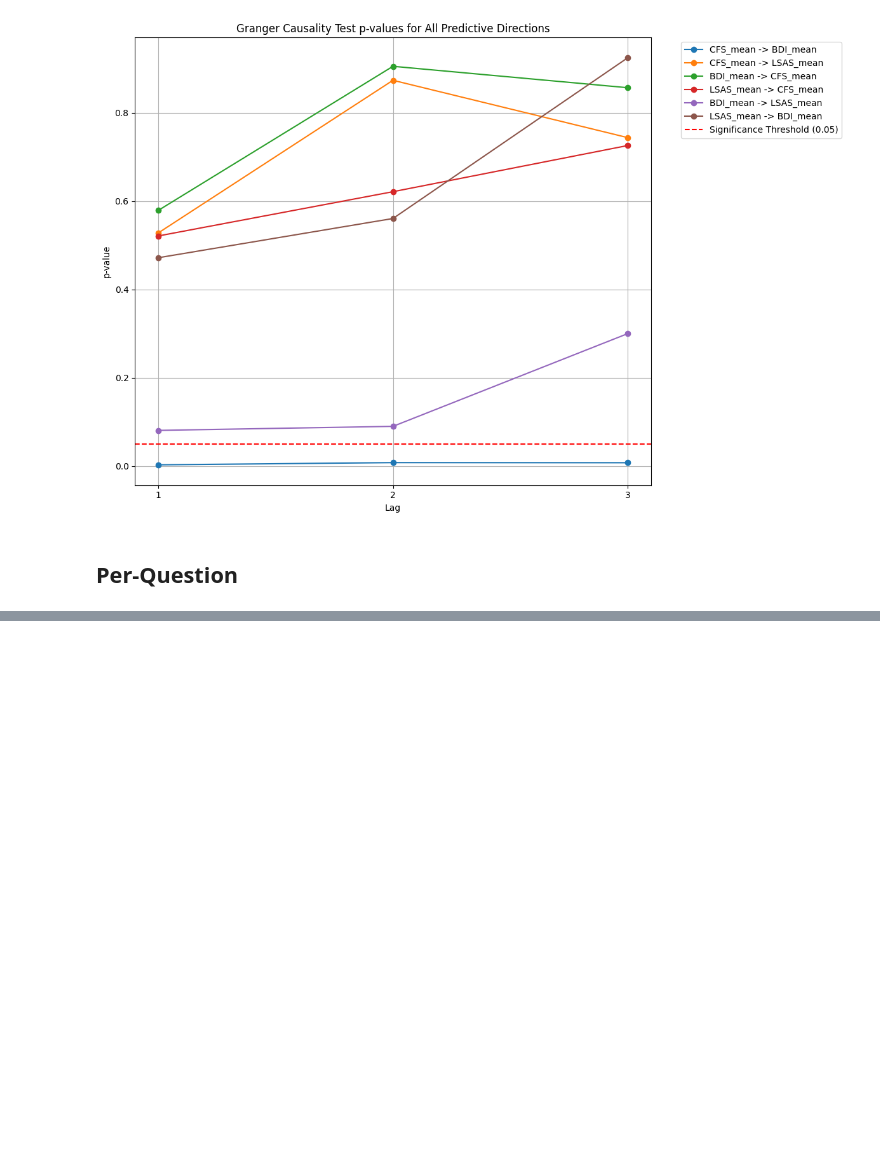
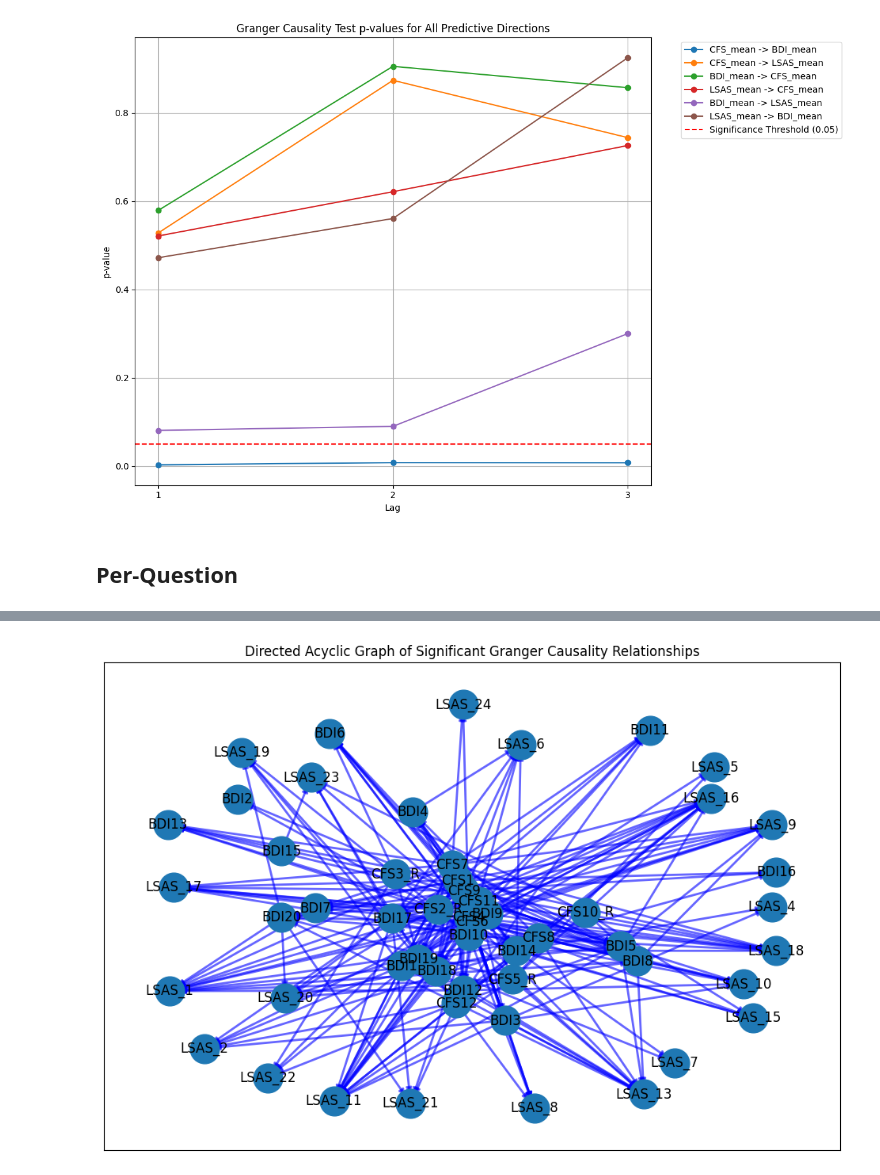
Before and after one commit to madisonlaprise/Senior_Thesis, a Jupyter notebook: Study2/Granger/Granger_Causality.ipynb, the cells around one changed output, grey strips where cells are left out. Cells and saved outputs as stored; diff of their text form; code cells hidden in the pictures; blank space fills up the shorter version.

```diff
--- a/Study2/Granger/Granger_Causality.ipynb
+++ b/Study2/Granger/Granger_Causality.ipynb
@@ -239,0 +384,43 @@ plt.show()
+# %%
+import networkx as nx
+
+import matplotlib.pyplot as plt
+
+# Create a directed graph
+DAG = nx.DiGraph()
+
+# Add nodes for each unique label
+DAG.add_nodes_from(labels)
+
+# Add edges for significant relationships
+for _, row in df_significant.iterrows():
+    DAG.add_edge(row['Cause'], row['Effect'], weight=min(row['Lag 1 p-value'], row['Lag 2 p-value'], row['Lag 3 p-value']))
+
+# Establish color coding
+bdi_columns = [col for col in labels if 'BDI' in col]
+cfs_columns = [col for col in labels if 'CFS' in col]
+lsas_columns = [col for col in labels if 'LSAS' in col]
+# Color code each node
+# BDI is light blue, CFS is orange, LSAS is light green
+node_colors = []
+for node in DAG.nodes:
+    if node in bdi_columns:
+        node_colors.append('lightblue')
+    elif node in cfs_columns:
+        node_colors.append('orange')
+    elif node in lsas_columns:
+        node_colors.append('lightgreen')
+    else:
+        node_colors.append('white')
+
+# Draw the DAG
+plt.figure(figsize=(12, 8))
+pos = nx.spring_layout(DAG, seed=42)  # positions for all nodes
+nx.draw_networkx_nodes(DAG, pos, node_size=700)
+nx.draw_networkx_edges(DAG, pos, edgelist=DAG.edges(data=True), width=2, alpha=0.6, edge_color='b', arrows=True)
+nx.draw_networkx_labels(DAG, pos, font_size=12, font_family='sans-serif')
+
+plt.title('Directed Acyclic Graph of Significant Granger Causality Relationships')
+plt.show()
+# %% [output]
+[figure, added]
```
Also changed, not shown: parts of 5 cells of this notebook.
